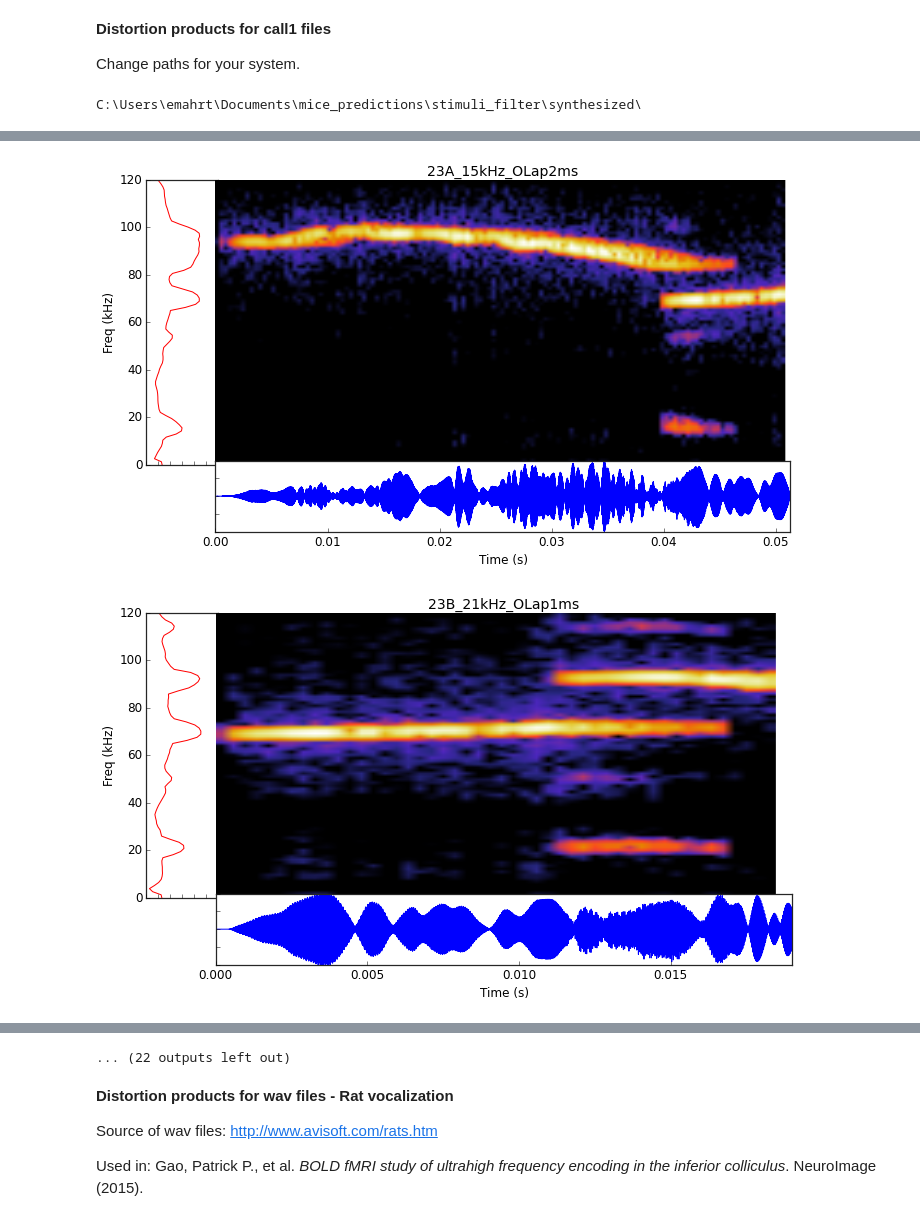
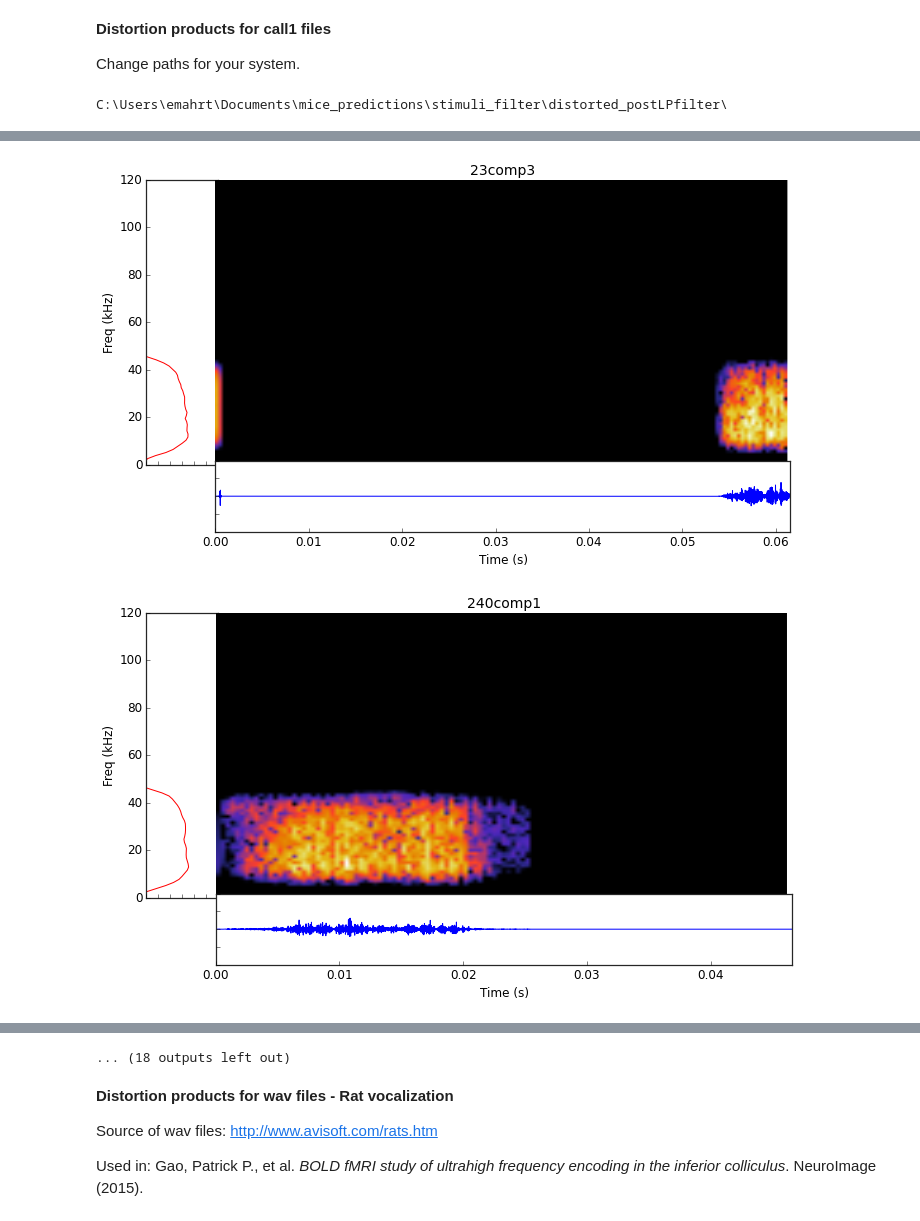
Before and after one commit to elenamahrt/StimResponse, a Jupyter notebook: CochleaDistortionModel.ipynb, the cells around one changed output, grey strips where cells are left out. Cells and saved outputs as stored; diff of their text form; code cells hidden in the pictures.

Commit message:
used to LP and HP filter stim. Reverted back to original

```diff
--- a/CochleaDistortionModel.ipynb
+++ b/CochleaDistortionModel.ipynb
@@ -16,7 +16,7 @@ from StimResponse import *   # Custom data analysis commands
 
 Change paths for your system.
 # %%
-vocalDir = 'C:\\Users\\emahrt\\Documents\\mice_predictions\\stimuli_filter\\synthesized\\'
+vocalDir = 'C:\\Users\\emahrt\\Documents\\mice_predictions\\stimuli_filter\\distorted_postLPfilter\\'
 print vocalDir
 vocalFilePattern = vocalDir + '*.call1'
 filenames = glob.glob(vocalFilePattern)
@@ -24,7 +24,7 @@ filenames = [os.path.splitext(os.path.basename(filename))[0] for filename in fil
 
 for vocalName in filenames:
     # vocalName = '23B_21kHz_OLap1ms'
-#     print vocalName
+
     def PlotDistortion_call1(vocalName, vocalDir, highPassFreq=40000.0, savePath=[]):
         """ plot and save highpass filtered and distorted signal
         :param vocalName: Name of vocalization in a call1 file
@@ -46,6 +46,10 @@ for vocalName in filenames:
         # Highpass filter signal
         nVocalSignal = sd.BandPassFilter(nVocalSignal, lowCut=highPassFreq, set_numtaps=71)
 
+#         # Lowpass filter signal; run twice to remove all high freq energy
+#         nVocalSignal = sd.BandPassFilter(nVocalSignal, highCut=lowPassFreq, set_numtaps=71)
+#         nVocalSignal = sd.BandPassFilter(nVocalSignal, highCut=lowPassFreq, set_numtaps=71)
+
         # Apply reverberation-distortion filter
         signalReverbDistort = sd.DistortionProducts(nVocalSignal, reverbShift=1., reverbTau=2., echos=5, distortFactor=4.)
         # Scaling to equalize intensity of distorted signal with original.
@@ -57,6 +61,7 @@ for vocalName in filenames:
         # Save figure and call1 file is savePath is given.
         if len(savePath)>0:
             maxAbs_pcm = max(abs(vocalSignal))  # Capture largest integer in the original .call1 file (int16)
+
             pcmScaleDistort = maxAbs_pcm/max(abs(signalReverbDistort))  # Scaling to equalize largest integer (int16) of the distorted signal to match original
             signalReverbDistort_int16 = np.int16(signalReverbDistort*pcmScaleDistort)-1
             signalReverbDistort_int16.tofile(vocalDir + vocalName + '.call1')
@@ -66,4 +71,4 @@ for vocalName in filenames:
 
     PlotDistortion_call1(vocalName, vocalDir, highPassFreq=40000.0, savePath=vocalDir);
 # %% [output]
-C:\Users\emahrt\Documents\mice_predictions\stimuli_filter\synthesized\
+C:\Users\emahrt\Documents\mice_predictions\stimuli_filter\distorted_postLPfilter\
@@ -78,2 +83,2 @@ C:\Users\emahrt\Documents\mice_predictions\stimuli_filter\synthesized\
-[figure, old version]
+[figure, new version]
-[figure, old version]
+[figure, new version]
@@ -81,4 +86,4 @@ C:\Users\emahrt\Documents\mice_predictions\stimuli_filter\synthesized\
-... (22 outputs left out)
+... (18 outputs left out)
 # %% [markdown]
 **Distortion products for wav files - Rat vocalization**
 
```
Also changed, not shown: parts of 1 cell of this notebook.
